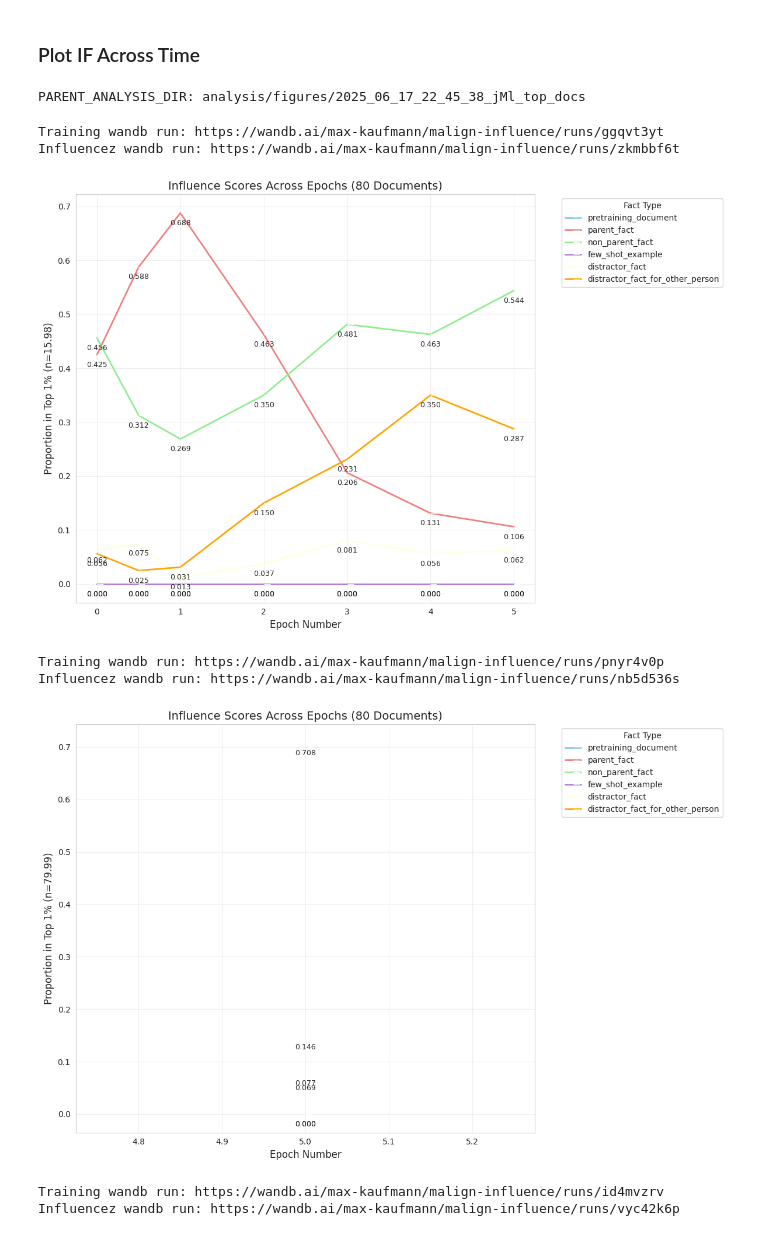
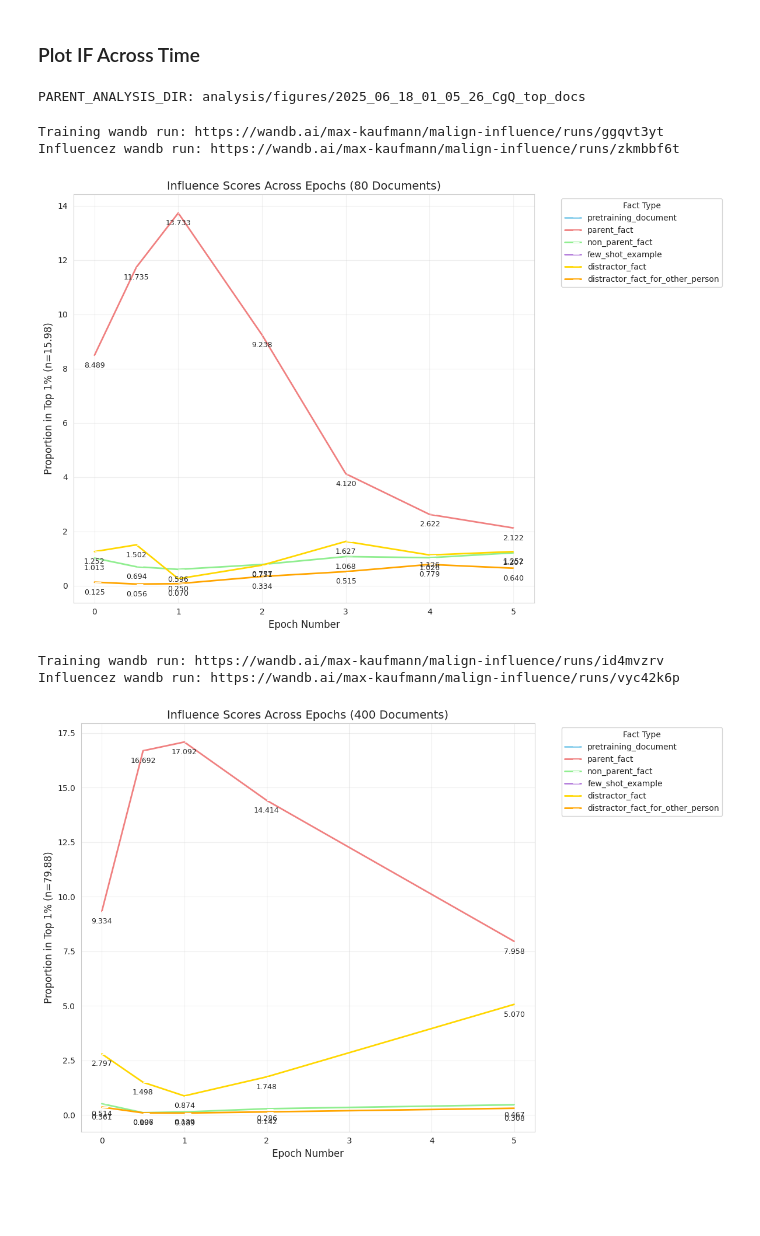
Before and after one commit to levmckinney/malign-influence, a Jupyter notebook: analysis/extractive_structures.ipynb, the cells around one changed output. Cells and saved outputs as stored; diff of their text form; code cells hidden in the pictures; blank space fills up the shorter version.

Commit message:
malign

```diff
--- a/analysis/extractive_structures.ipynb
+++ b/analysis/extractive_structures.ipynb
@@ -2001,6 +2331,7 @@ def plot_checkpoint_vs_top_percentile_facts(
     train_dataset: Dataset,
     analysis_dir: Path | None = None,
     title: str | None = None,
+    plot_ratio: bool = False,
     percentile: float = 1
 ) -> None:
     """
@@ -2018,10 +2349,12 @@ def plot_checkpoint_vs_top_percentile_facts(
     data_rows = []
 
     for checkpoint_name, k_to_proportions in checkpoint_name_to_proportions.items():
-        topk_proportions = k_to_proportions[percentile]
+        topk_proportions = k_to_proportions["percentile_proportions"][percentile]
         epoch = checkpoint_name_to_epoch(checkpoint_name)
 
         for proportion_name, proportion in topk_proportions.items():
+            if plot_ratio:
+                proportion = proportion / k_to_proportions["base_rates"][proportion_name]
             data_rows.append({
                 'Epoch': epoch,
                 'Fact Type': proportion_name,
@@ -2048,7 +2381,7 @@ def plot_checkpoint_vs_top_percentile_facts(
         marker=True,
         markersize=8,
         linewidth=2,
-        palette=['#87ceeb', '#f08080', '#90ee90', '#b57edc', '#ffffe0', '#ffa500', '#ffc0cb', '#98fb98', '#dda0dd', '#f0e68c']
+        palette=['#87ceeb', '#f08080', '#90ee90', '#b57edc', '#ffd700', '#ffa500', '#ffc0cb', '#98fb98', '#dda0dd', '#f0e68c']
     )
 
     # Add value labels on points
@@ -2093,7 +2426,7 @@ class GroupOfExperiments:
     num_epochs_total: int | None = None
     steps_per_epoch: int | None = None
 
-PERCENTILES = [0.001,0.01,0.1,1,5]
+PERCENTILES = [0.1,1,5]
 def filter_number_of_documents(num_docs: int) -> Callable[[InfluenceArgs, TrainingArgs | None], bool]:
 
     def filter(args: InfluenceArgs, training_args: TrainingArgs) -> bool:
@@ -2109,7 +2442,7 @@ groups = []
 
 # groups += [GroupOfExperiments(name=f"Num Documents {train_arg.synth_types_per_fact * train_arg.synth_ideas_per_type * train_arg.synth_docs_per_idea}, {arg.query_dataset_split_name}, {arg.checkpoint_name}, Epochs ({train_arg.epochs})", experiment_filter= lambda x,y,if_arg=arg,t_arg=train_arg: (if_arg.checkpoint_name == x.checkpoint_name)) for arg,train_arg in sorted([(InfluenceArgs.model_validate(log.args), TrainingArgs.model_validate(og_log.args)) for log, og_log in zip(experiment_logs, original_experiment_logs)], key=lambda x: x[1].synth_ideas_per_type)]
 
-groups += [GroupOfExperiments(name="Influence Scores Across Epochs ({num_documents} Documents)", experiment_filter= lambda x,y: x.sweep_id == "anZn7", num_epochs_total=5, steps_per_epoch=80), GroupOfExperiments(name="Influence Scores Across Epochs ({num_documents} Documents)", experiment_filter= lambda x,y: x.sweep_id == "FFzLq", num_epochs_total=5, steps_per_epoch=80)]
+groups += [GroupOfExperiments(name="Influence Scores Across Epochs ({num_documents} Documents)", experiment_filter= lambda x,y: x.sweep_id == "anZn7", num_epochs_total=5, steps_per_epoch=80)]
 groups += [GroupOfExperiments(name="Influence Scores Across Epochs ({num_documents} Documents)",experiment_filter = lambda x,y: x.sweep_id == "dWVKJ",steps_per_epoch=398,num_epochs_total=5)]
 
 MAX_STD_DEV_OF_PRETRAIN_DOC_LENGTH = 3
@@ -2141,38 +2474,36 @@ for group in groups:
                 mn = np.mean(pretain_doc_lengths)
                 ids_to_keep = [id for id,type,input_ids in zip(train_dataset["id"], train_dataset["type"],train_dataset["input_ids"]) if type != "pretraining_document" or (len(input_ids) < mn + MAX_STD_DEV_OF_PRETRAIN_DOC_LENGTH * std_dev)] # type: ignore
             else:
                 ids_to_keep = [id for id in train_dataset["id"]]
             k_to_proportions = plot_proportions_of_types_in_percentiles(influence_scores_df=scores_df, percentiles=PERCENTILES,title= "Types in Top K Most Influential Docs (Prob.) \n" + experiment_name, analysis_dir=analysis_dir, plot_ratio=True, ids_to_keep=ids_to_keep, plot=False)
 
             args = InfluenceArgs.model_validate(log.args)
             train_args = TrainingArgs.model_validate(train_log.args)
             checkpoint_name_to_proportions[args.checkpoint_name] = k_to_proportions
 
         num_documents = train_args.synth_types_per_fact * train_args.synth_ideas_per_type * train_args.synth_docs_per_idea
 
         experiment_name = experiment_name_parent.format(num_documents=num_documents)
 
         print(f"Training wandb run: {train_log.log_dict['run_url']}")
         print(f"Influencez wandb run: {log.log_dict['run_url']}")
 
         def checkpoint_name_to_epoch(checkpoint_name: str,num_epochs_total: int = 5,steps_per_epoch: int = 40) -> int:
             if "final" in checkpoint_name:
                 return num_epochs_total
             elif "start" in checkpoint_name:
                 return 0
             else:
                 num_steps = re.search(r"s(\d+)",checkpoint_name).group(1)
                 return int(num_steps) / steps_per_epoch
 
 
-        plot_checkpoint_vs_top_percentile_facts(checkpoint_name_to_proportions, checkpoint_name_to_epoch=lambda x: checkpoint_name_to_epoch(x,num_epochs_total=group.num_epochs_total,steps_per_epoch=group.steps_per_epoch), title=experiment_name,percentile=1,train_dataset=train_datasets[0])
+        plot_checkpoint_vs_top_percentile_facts(checkpoint_name_to_proportions, checkpoint_name_to_epoch=lambda x: checkpoint_name_to_epoch(x,num_epochs_total=group.num_epochs_total,steps_per_epoch=group.steps_per_epoch), title=experiment_name,percentile=1,train_dataset=train_datasets[0],plot_ratio=True)
 # %% [output]
-PARENT_ANALYSIS_DIR: analysis/figures/2025_06_17_22_45_38_jMl_top_docs
+PARENT_ANALYSIS_DIR: analysis/figures/2025_06_18_01_05_26_CgQ_top_docs
 Training wandb run: https://wandb.ai/max-kaufmann/malign-influence/runs/ggqvt3yt
 Influencez wandb run: https://wandb.ai/max-kaufmann/malign-influence/runs/zkmbbf6t
-[figure, old version]
+[figure, new version]
-Training wandb run: https://wandb.ai/max-kaufmann/malign-influence/runs/pnyr4v0p
-Influencez wandb run: https://wandb.ai/max-kaufmann/malign-influence/runs/nb5d536s
+Training wandb run: https://wandb.ai/max-kaufmann/malign-influence/runs/id4mvzrv
+Influencez wandb run: https://wandb.ai/max-kaufmann/malign-influence/runs/vyc42k6p
-[figure, old version]
+[figure, new version]
-Training wandb run: https://wandb.ai/max-kaufmann/malign-influence/runs/id4mvzrv
-Influencez wandb run: https://wandb.ai/max-kaufmann/malign-influence/runs/vyc42k6p
```
Also changed, not shown: parts of 4 cells of this notebook.
